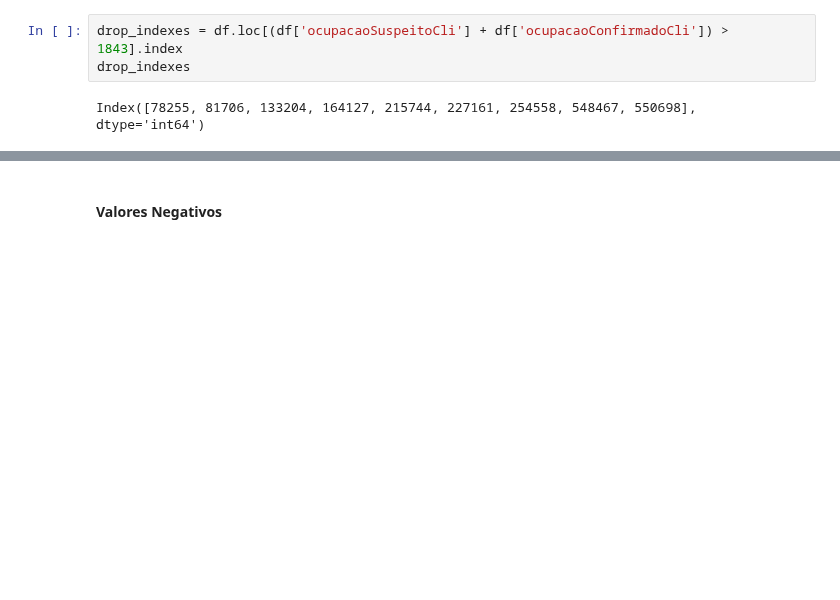
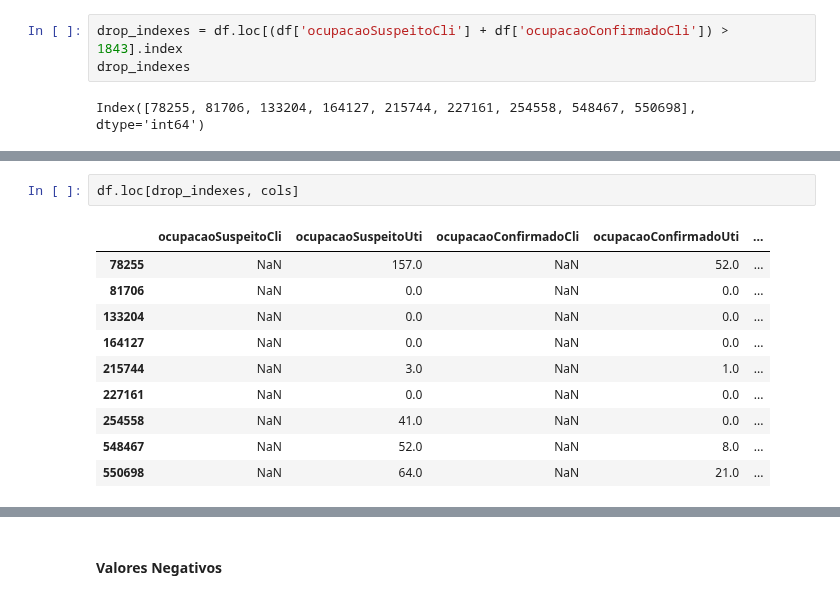
Before and after one commit to lucascorumba/study-projects, a Jupyter notebook: covid-hospital/analysis.ipynb, the cells around one changed output, grey strips where cells are left out. Saved outputs shown, nothing was run; the diff lists cells and outputs as text; blank space fills up the shorter version.

```diff
--- a/covid-hospital/analysis.ipynb
+++ b/covid-hospital/analysis.ipynb
@@ -969,0 +983,13 @@ df.loc[(df['ocupacaoSuspeitoCli'] + df['ocupacaoConfirmadoCli']) > 1843]
+# %%
+df.loc[drop_indexes, cols]
+# %% [output]
+|  | ocupacaoSuspeitoCli | ocupacaoSuspeitoUti | ocupacaoConfirmadoCli | ocupacaoConfirmadoUti | ... |
+| 78255 | NaN | 157.0 | NaN | 52.0 | ... |
+| 81706 | NaN | 0.0 | NaN | 0.0 | ... |
+| 133204 | NaN | 0.0 | NaN | 0.0 | ... |
+| 164127 | NaN | 0.0 | NaN | 0.0 | ... |
+| 215744 | NaN | 3.0 | NaN | 1.0 | ... |
+| 227161 | NaN | 0.0 | NaN | 0.0 | ... |
+| 254558 | NaN | 41.0 | NaN | 0.0 | ... |
+| 548467 | NaN | 52.0 | NaN | 8.0 | ... |
+| 550698 | NaN | 64.0 | NaN | 21.0 | ... |
```
Also changed, not shown: parts of 25 cells of this notebook.
